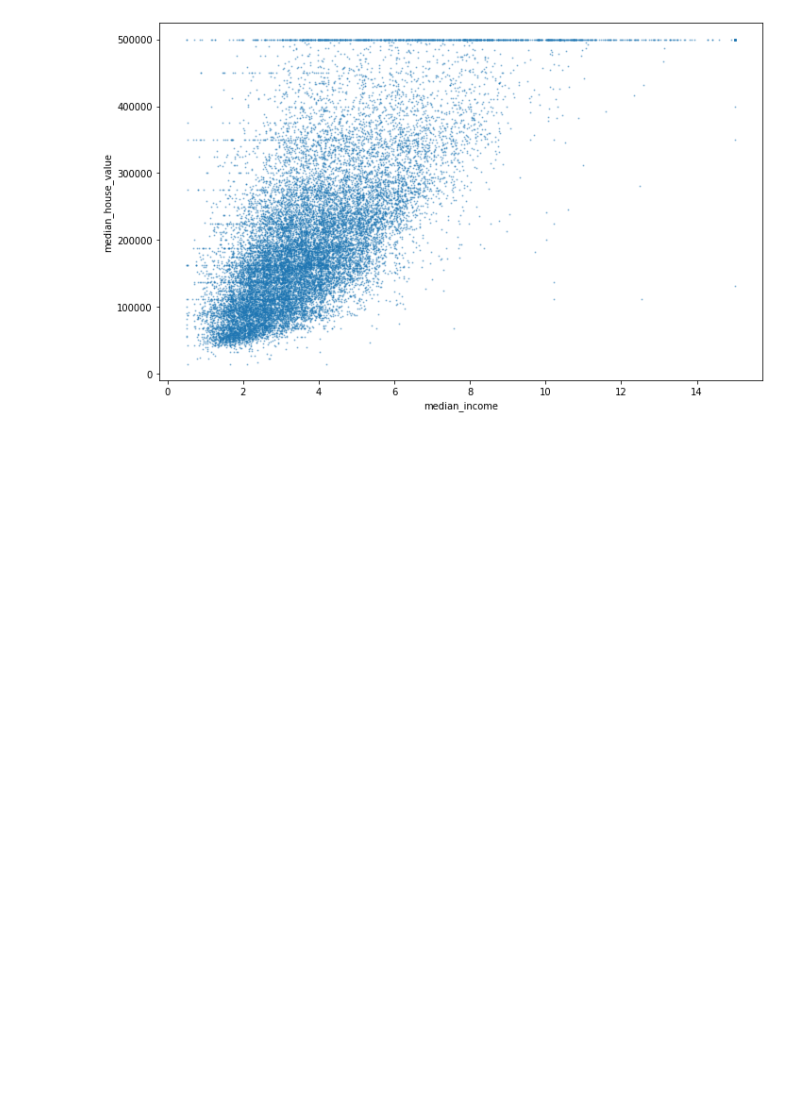
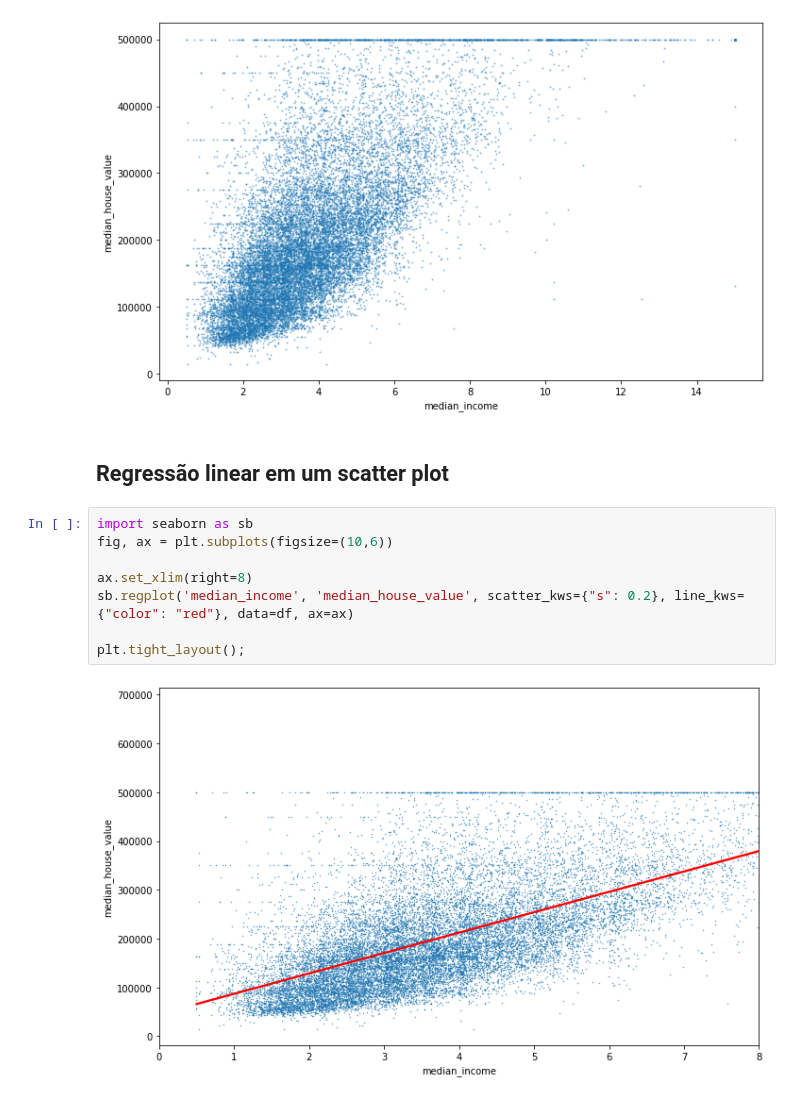
Before and after one commit to feliperromao/datascience-na-pratica, a Jupyter notebook: grafico_dispersao.ipynb, the cells around one changed output. Cells and saved outputs as stored; diff of their text form; blank space fills up the shorter version.

```diff
--- a/grafico_dispersao.ipynb
+++ b/grafico_dispersao.ipynb
@@ -27,3 +27,15 @@ df.plot.scatter(x="median_income", y="median_house_value", ax=ax, s=1, alpha=0.4
 plt.tight_layout();
 # %% [output]
 [figure]
+# %% [markdown]
+## Regressão linear em um scatter plot
+# %%
+import seaborn as sb
+fig, ax = plt.subplots(figsize=(10,6))
+
+ax.set_xlim(right=8)
+sb.regplot('median_income', 'median_house_value', scatter_kws={"s": 0.2}, line_kws={"color": "red"}, data=df, ax=ax)
+
+plt.tight_layout();
+# %% [output]
+[figure, added]
```
